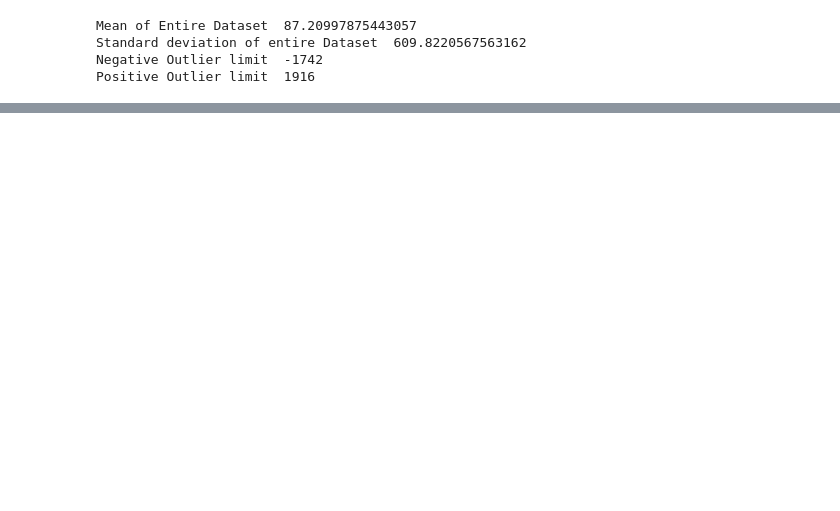
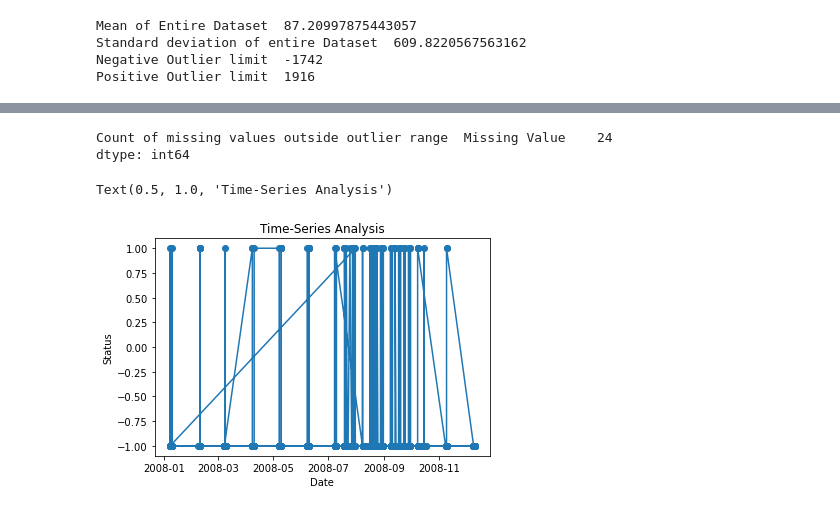
Before and after one commit to Himanshu-Dharma/secom_mpmd, a Jupyter notebook: Secom -Prasad (Formated).ipynb, the cells around one changed output, grey strips where cells are left out. Saved outputs shown, nothing was run; the diff lists cells and outputs as text; code cells hidden in the pictures; blank space fills up the shorter version.

```diff
--- a/Secom -Prasad.ipynb
+++ b/Secom -Prasad (Formated).ipynb
@@ -215,0 +197,20 @@ array([[<AxesSubplot:title={'center':'0'}>]], dtype=object)
+# %%
+# Count of Missing values outside outlier limit
+null_df = secom_null_df[(secom_null_df > pos1) | (secom_null_df < neg1)]
+null_df.dropna()
+print("Count of missing values outside outlier range ", null_df.count())
+# %% [output]
+Count of missing values outside outlier range  Missing Value    24
+dtype: int64
+# %%
+# Time series Analysis, spliting timestamp
+
+df2[["date","time"]] = df2[1].str.split(" ", expand = True)
+# %%
+plt.plot(df2["Status"], marker = "o")
+plt.xlabel("Date")
+plt.ylabel("Status")
+plt.title("Time-Series Analysis")
+# %% [output]
+Text(0.5, 1.0, 'Time-Series Analysis')
+[figure, added]
```
Also changed, not shown: parts of 35 cells of this notebook.
